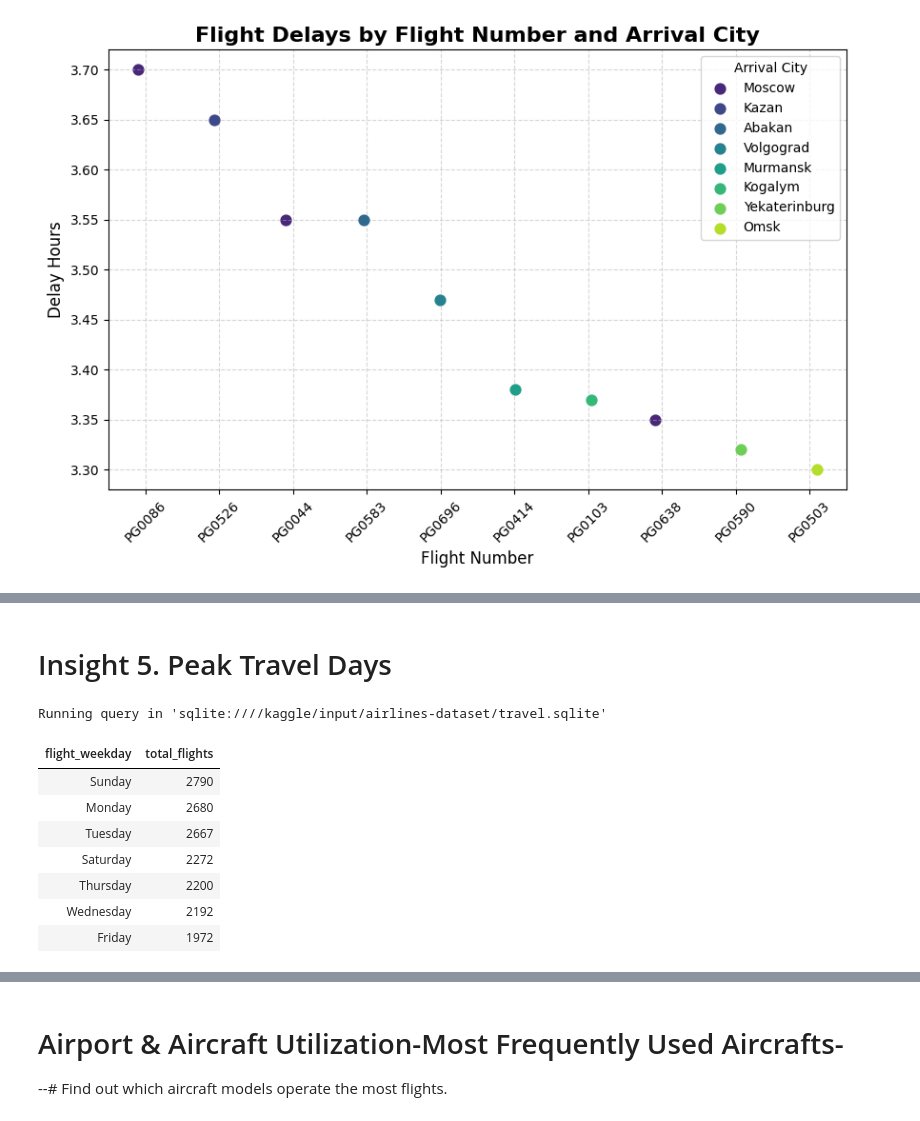
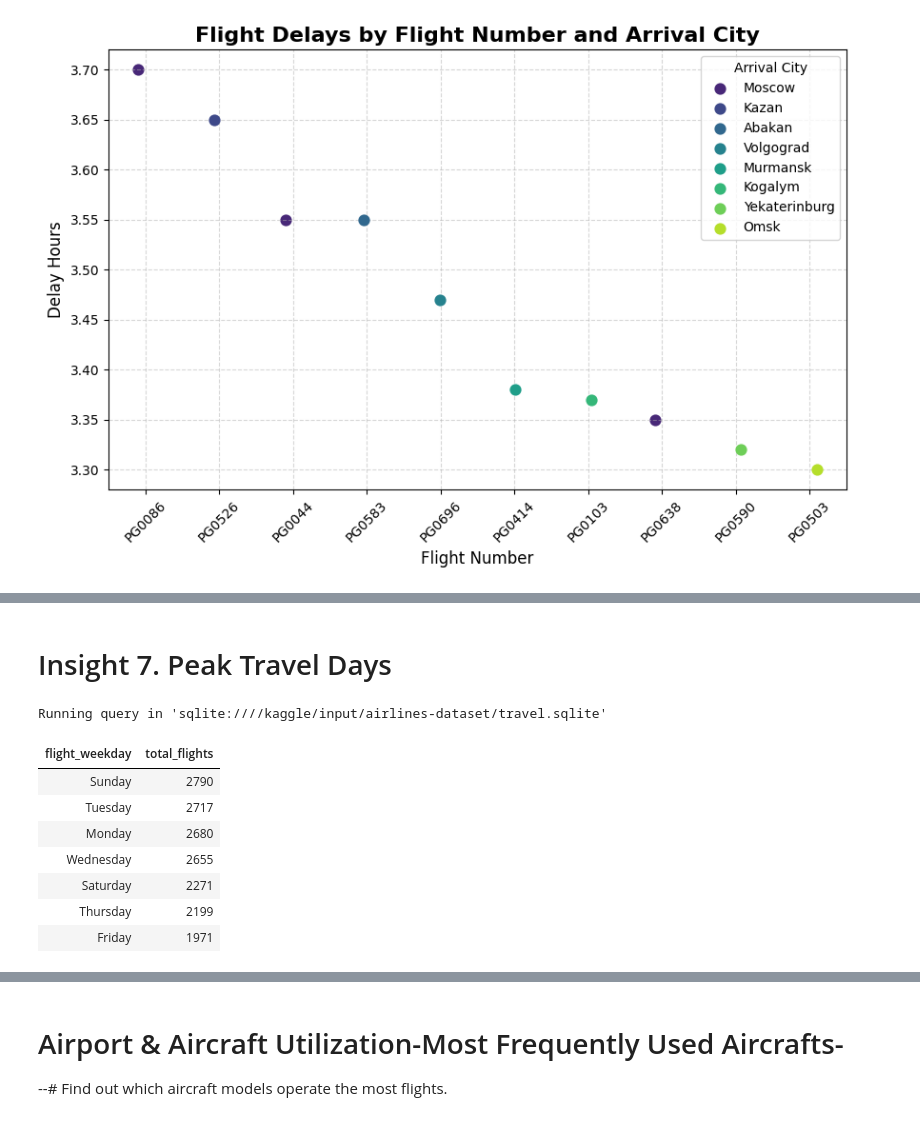
Before and after one commit to Daviedavie100/SQL_Projects, a Jupyter notebook: Airlines_EDA.ipynb, the cells around one changed output, grey strips where cells are left out. Cells and saved outputs as stored; diff of their text form; code cells hidden in the pictures.

```diff
--- a/Airlines_EDA.ipynb
+++ b/Airlines_EDA.ipynb
@@ -854,46 +872,47 @@ plt.show()
 # %% [markdown]
-# Insight 5. Peak Travel Days
+# Insight 7. Peak Travel Days
 # %%
 %%sql
-# Peak Travel Days
+-- Peak Travel Days
 WITH flight_data AS (
        SELECT
+            f.status,
             datetime(substr(f.scheduled_departure, 1, 19)) AS scheduled_departure,
             datetime(substr(f.actual_departure, 1, 19)) AS actual_departure,
             datetime(substr(f.actual_arrival, 1, 19)) AS actual_arrival
         FROM flights f
         JOIN airports_data ap1
         ON f.departure_airport=ap1.airport_code
         JOIN airports_data ap2
         ON f.arrival_airport=ap2.airport_code
 )
 
 SELECT
     CASE strftime('%w', scheduled_departure)
         WHEN '0' THEN 'Sunday'
         WHEN '1' THEN 'Monday'
         WHEN '2' THEN 'Tuesday'
         WHEN '3' THEN 'Wednesday'
         WHEN '4' THEN 'Thursday'
         WHEN '5' THEN 'Friday'
         WHEN '6' THEN 'Saturday'
     END AS flight_weekday,
        COUNT(*) AS total_flights
 
 FROM flight_data
-WHERE actual_departure !="\\N" OR actual_arrival !="\\N"
+WHERE status IN ('Arrived', "On Time", 'Departed')
 GROUP BY flight_weekday
 ORDER BY 2 DESC
 LIMIT 10;
 # %% [output]
 Running query in 'sqlite:////kaggle/input/airlines-dataset/travel.sqlite'
 | flight_weekday | total_flights |
 | Sunday | 2790 |
+| Tuesday | 2717 |
 | Monday | 2680 |
-| Tuesday | 2667 |
-| Saturday | 2272 |
-| Thursday | 2200 |
-| Wednesday | 2192 |
-| Friday | 1972 |
+| Wednesday | 2655 |
+| Saturday | 2271 |
+| Thursday | 2199 |
+| Friday | 1971 |
 # %%
 # Peak Travel Days
```
Also changed, not shown: parts of 17 cells of this notebook.
